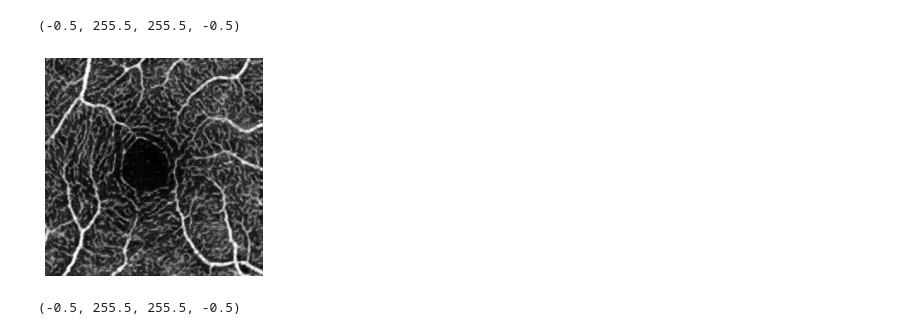
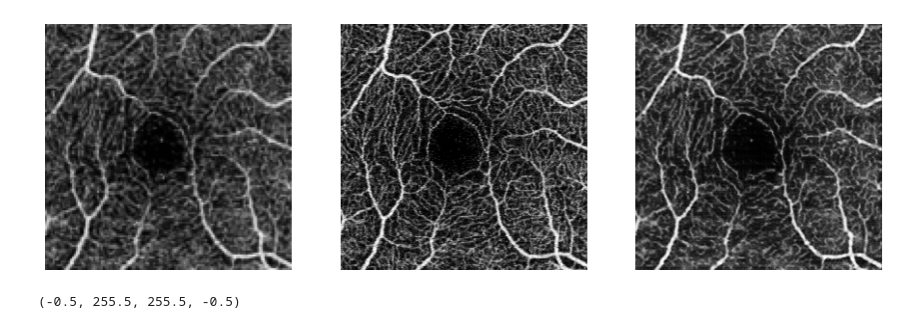
Before and after one commit to KevynUtopia/Frequency-Aware-Inverse-Consistent-OCTA-Super-Resolution, a Jupyter notebook: CycleSR.ipynb, the cells around one changed output. Saved outputs shown, nothing was run; the diff lists cells and outputs as text; code cells hidden in the pictures.

```diff
--- a/CycleSR.ipynb
+++ b/CycleSR.ipynb
@@ -119,12 +136,13 @@ test_dataset = Test_ImageDataset(test_path, transforms_test=transforms_test, una
 # %%
 img = test_dataset[2]['A']
 gt = test_dataset[2]['B']
-print(img.shape)
+# print(img.shape)
 img = cv2.resize(img.squeeze(0).cpu().numpy(), dsize=(128, 128), interpolation=cv2.INTER_CUBIC)
 x = torch.tensor(img).unsqueeze(0).unsqueeze(0).cuda()
 
 
 netG_A2B = UnetGeneratorA2B(1, 1).cuda()
-model = torch.load("./output_exp/netG_A2B_epoch41.pth")
+model = torch.load("./output_exp/netG_A2B_epoch39.pth")
+# model = torch.load("./pre_trained/netG_A2B_pretrained.pth")
 netG_A2B.load_state_dict(model, strict=False)
 _, _, y = netG_A2B(x)
@@ -147,10 +149,16 @@ plt.axis('off')
 # %%
+plt.figure(figsize=(15, 15))
+plt.subplot(131), plt.imshow(img, "gray")
+plt.axis('off')
+plt.subplot(132),plt.imshow(gt.squeeze(0), "gray")
+plt.axis('off')
 yimg = y.cpu().detach().numpy().squeeze(0).squeeze(0)
-plt.imshow(yimg, "gray")
+plt.subplot(133), plt.imshow(yimg, "gray")
 plt.axis('off')
+
+ours_whole = yimg
 # %% [output]
-(-0.5, 255.5, 255.5, -0.5)
-[figure, old version]
+[figure, new version]
 # %%
 f = np.fft.fft2(yimg, axes=(-2, -1))
 fshift = np.fft.fftshift(f)
```
Also changed, not shown: parts of 29 cells of this notebook, 2 other files.
